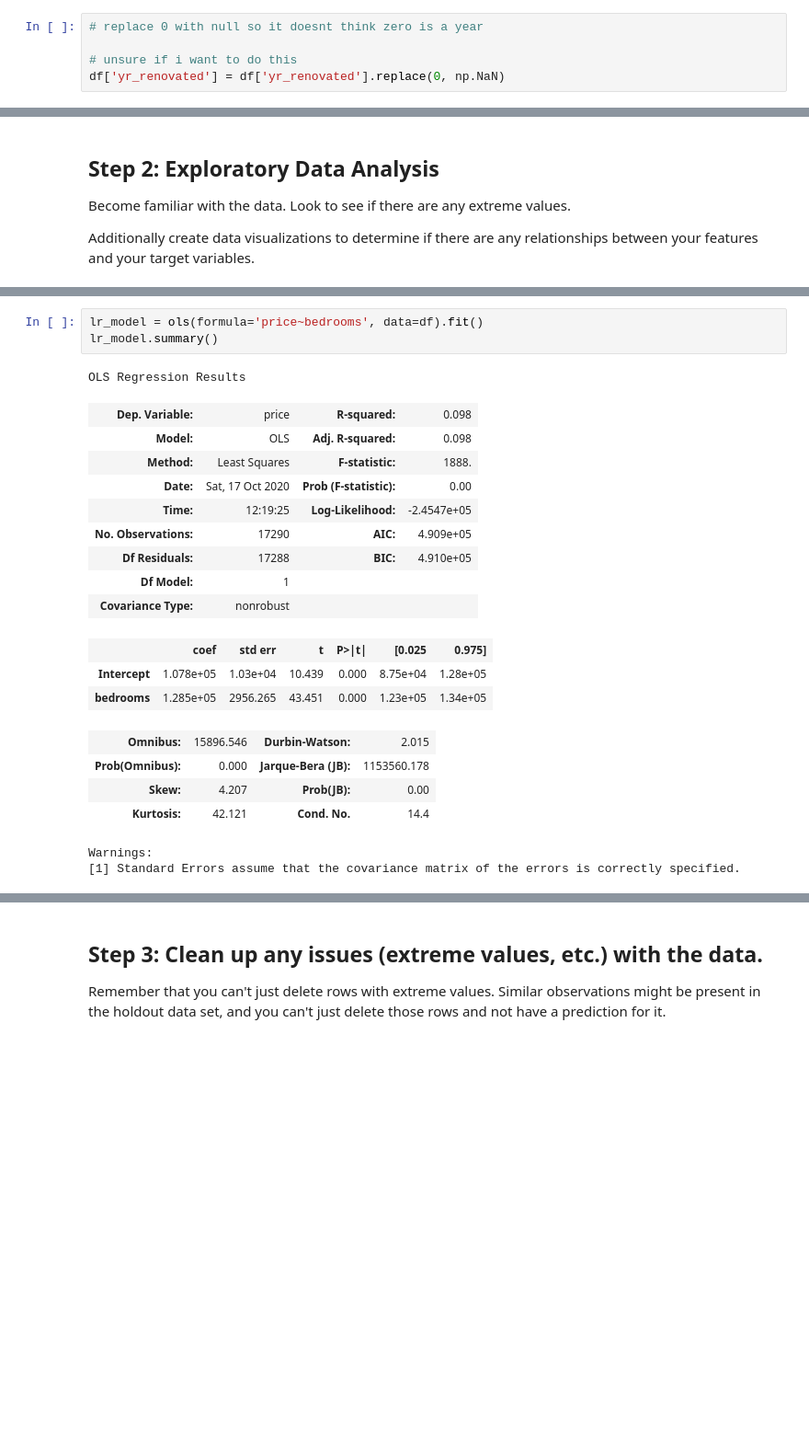
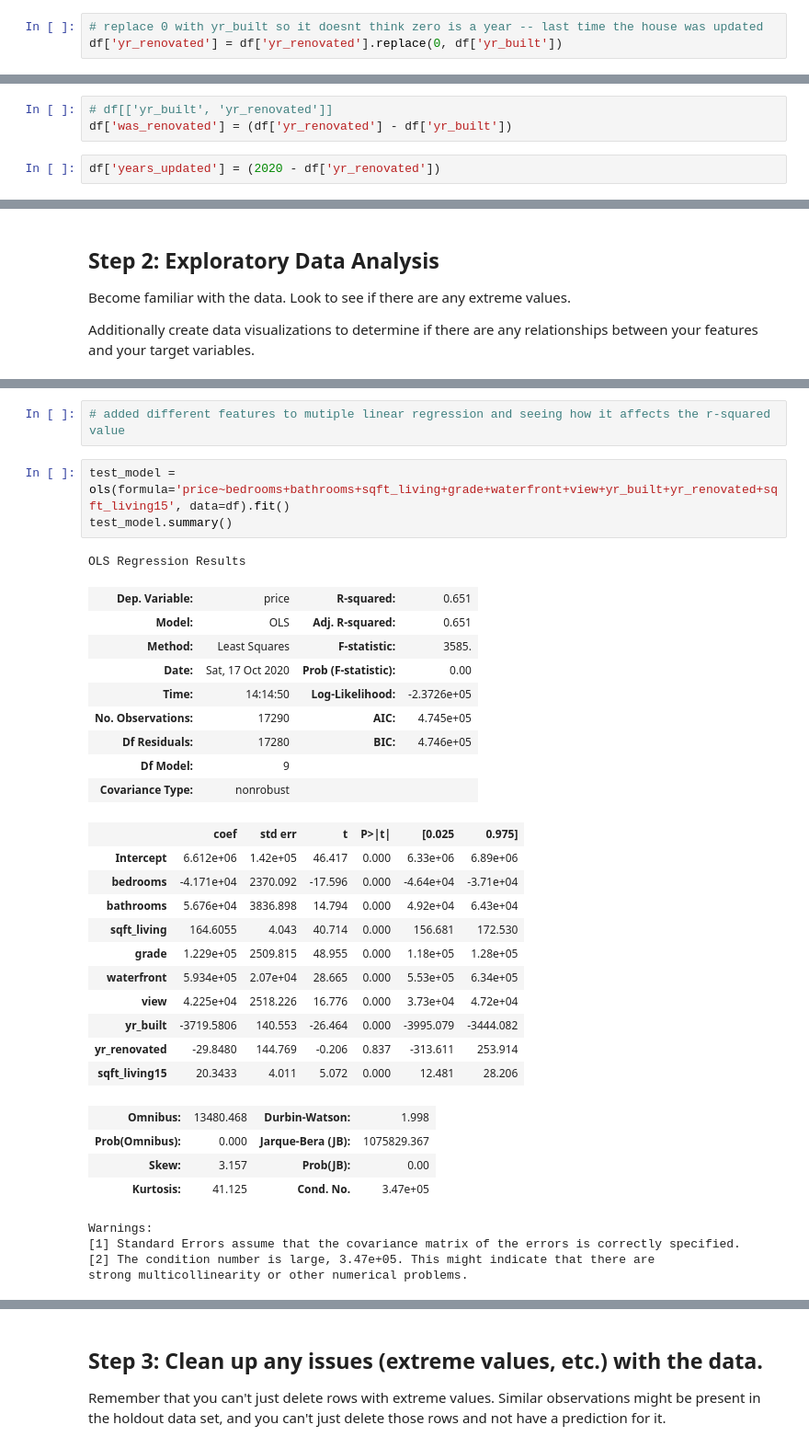
Before and after one commit to ameliadahm20/housing-pricing, a Jupyter notebook: KingsCountyHousingPrices.ipynb, the cells around one changed output, grey strips where cells are left out. Shown at 92% size. Saved outputs shown, nothing was run; the diff lists cells and outputs as text; blank space fills up the shorter version.

```diff
--- a/KingsCountyHousingPrices.ipynb
+++ b/KingsCountyHousingPrices.ipynb
@@ -30,7 +44,5 @@ df['month_sold'] = df['month_sold'].astype('int64')
 df['day_sold'] = df['day_sold'].astype('int64')
 df = df.drop(columns='date')
 # %%
-# replace 0 with null so it doesnt think zero is a year
-
-# unsure if i want to do this
-df['yr_renovated'] = df['yr_renovated'].replace(0, np.NaN)
+# replace 0 with yr_built so it doesnt think zero is a year -- last time the house was updated
+df['yr_renovated'] = df['yr_renovated'].replace(0, df['yr_built'])
@@ -62,0 +80,5 @@ dtype: int64
+# %%
+# df[['yr_built', 'yr_renovated']]
+df['was_renovated'] = (df['yr_renovated'] - df['yr_built'])
+# %%
+df['years_updated'] = (2020 - df['yr_renovated'])
@@ -76,23 +156,35 @@ Additionally create data visualizations to determine if there are any relationsh
+# %%
+# added different features to mutiple linear regression and seeing how it affects the r-squared value
 # %%
-lr_model = ols(formula='price~bedrooms', data=df).fit()
-lr_model.summary()
+test_model = ols(formula='price~bedrooms+bathrooms+sqft_living+grade+waterfront+view+yr_built+yr_renovated+sqft_living15', data=df).fit()
+test_model.summary()
 # %% [output]
 OLS Regression Results
-| Dep. Variable: | price | R-squared: | 0.098 |
-| Model: | OLS | Adj. R-squared: | 0.098 |
-| Method: | Least Squares | F-statistic: | 1888. |
+| Dep. Variable: | price | R-squared: | 0.651 |
+| Model: | OLS | Adj. R-squared: | 0.651 |
+| Method: | Least Squares | F-statistic: | 3585. |
 | Date: | Sat, 17 Oct 2020 | Prob (F-statistic): | 0.00 |
-| Time: | 12:19:25 | Log-Likelihood: | -2.4547e+05 |
-| No. Observations: | 17290 | AIC: | 4.909e+05 |
-| Df Residuals: | 17288 | BIC: | 4.910e+05 |
-| Df Model: | 1 |  |  |
+| Time: | 14:14:50 | Log-Likelihood: | -2.3726e+05 |
+| No. Observations: | 17290 | AIC: | 4.745e+05 |
+| Df Residuals: | 17280 | BIC: | 4.746e+05 |
+| Df Model: | 9 |  |  |
 | Covariance Type: | nonrobust |  |  |
 |  | coef | std err | t | P>|t| | [0.025 | 0.975] |
-| Intercept | 1.078e+05 | 1.03e+04 | 10.439 | 0.000 | 8.75e+04 | 1.28e+05 |
-| bedrooms | 1.285e+05 | 2956.265 | 43.451 | 0.000 | 1.23e+05 | 1.34e+05 |
+| Intercept | 6.612e+06 | 1.42e+05 | 46.417 | 0.000 | 6.33e+06 | 6.89e+06 |
+| bedrooms | -4.171e+04 | 2370.092 | -17.596 | 0.000 | -4.64e+04 | -3.71e+04 |
+| bathrooms | 5.676e+04 | 3836.898 | 14.794 | 0.000 | 4.92e+04 | 6.43e+04 |
+| sqft_living | 164.6055 | 4.043 | 40.714 | 0.000 | 156.681 | 172.530 |
+| grade | 1.229e+05 | 2509.815 | 48.955 | 0.000 | 1.18e+05 | 1.28e+05 |
+| waterfront | 5.934e+05 | 2.07e+04 | 28.665 | 0.000 | 5.53e+05 | 6.34e+05 |
+| view | 4.225e+04 | 2518.226 | 16.776 | 0.000 | 3.73e+04 | 4.72e+04 |
+| yr_built | -3719.5806 | 140.553 | -26.464 | 0.000 | -3995.079 | -3444.082 |
+| yr_renovated | -29.8480 | 144.769 | -0.206 | 0.837 | -313.611 | 253.914 |
+| sqft_living15 | 20.3433 | 4.011 | 5.072 | 0.000 | 12.481 | 28.206 |
-| Omnibus: | 15896.546 | Durbin-Watson: | 2.015 |
-| Prob(Omnibus): | 0.000 | Jarque-Bera (JB): | 1153560.178 |
-| Skew: | 4.207 | Prob(JB): | 0.00 |
-| Kurtosis: | 42.121 | Cond. No. | 14.4 |
+| Omnibus: | 13480.468 | Durbin-Watson: | 1.998 |
+| Prob(Omnibus): | 0.000 | Jarque-Bera (JB): | 1075829.367 |
+| Skew: | 3.157 | Prob(JB): | 0.00 |
+| Kurtosis: | 41.125 | Cond. No. | 3.47e+05 |
 Warnings:
 [1] Standard Errors assume that the covariance matrix of the errors is correctly specified.
+[2] The condition number is large, 3.47e+05. This might indicate that there are
+strong multicollinearity or other numerical problems.
```
Also changed, not shown: parts of 19 cells of this notebook.
